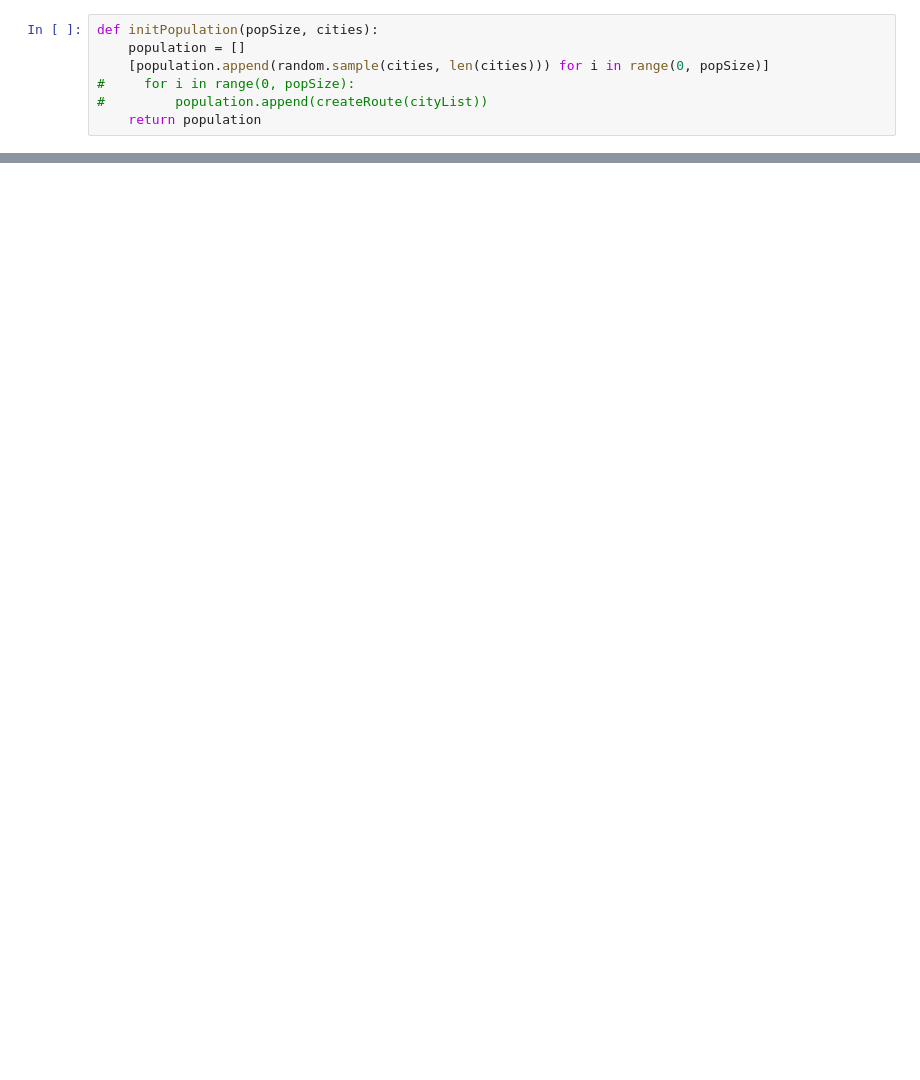
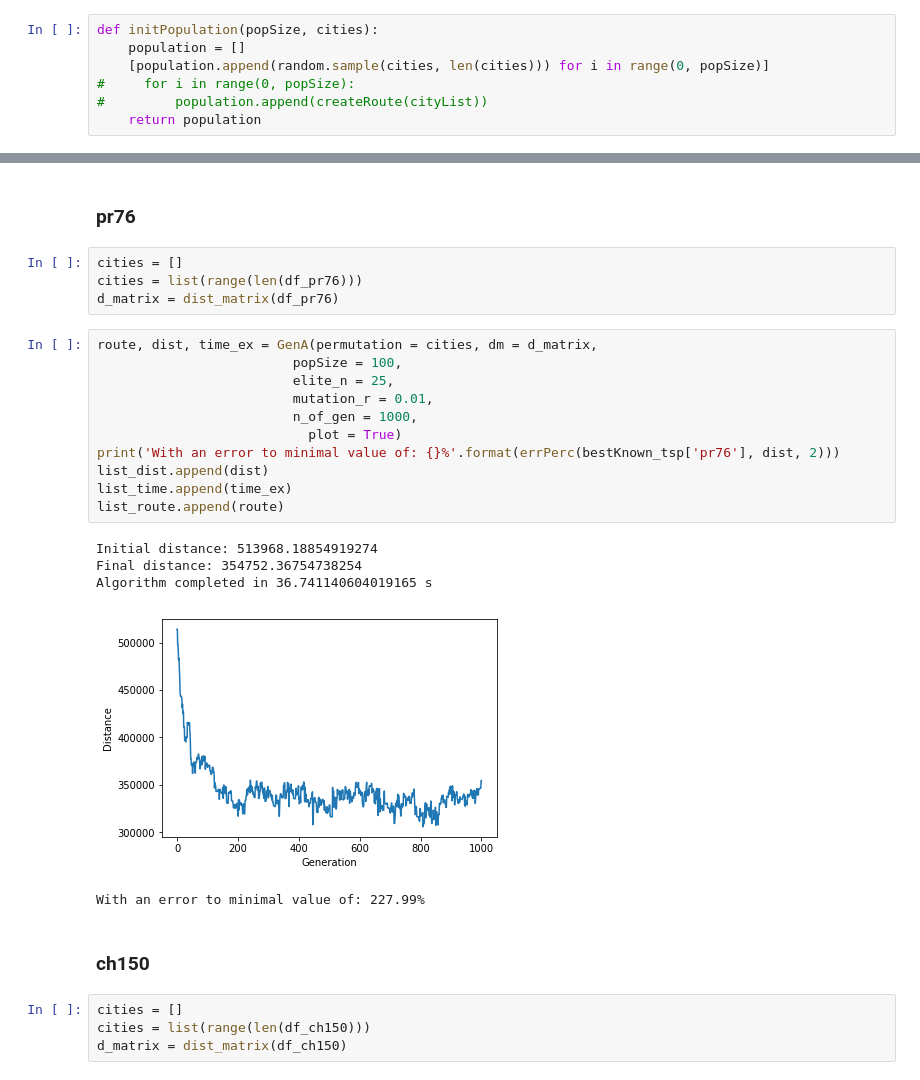
Before and after one commit to DBertazioli/Ant-Q-KGA, a Jupyter notebook: genomic/extended_try.ipynb, the cells around one changed output, grey strips where cells are left out. Saved outputs shown, nothing was run; the diff lists cells and outputs as text; blank space fills up the shorter version.

```diff
--- a/genomic/extended_try.ipynb
+++ b/genomic/extended_try.ipynb
@@ -169,0 +228,29 @@ Solution is 109.68668116629863 of optimum
+# %% [markdown]
+### pr76
+# %%
+cities = []
+cities = list(range(len(df_pr76)))
+d_matrix = dist_matrix(df_pr76)
+# %%
+route, dist, time_ex = GenA(permutation = cities, dm = d_matrix,
+                         popSize = 100,
+                         elite_n = 25,
+                         mutation_r = 0.01,
+                         n_of_gen = 1000,
+                           plot = True)
+print('With an error to minimal value of: {}%'.format(errPerc(bestKnown_tsp['pr76'], dist, 2)))
+list_dist.append(dist)
+list_time.append(time_ex)
+list_route.append(route)
+# %% [output]
+Initial distance: 513968.18854919274
+Final distance: 354752.36754738254
+Algorithm completed in 36.741140604019165 s
+[figure, added]
+With an error to minimal value of: 227.99%
+# %% [markdown]
+### ch150
+# %%
+cities = []
+cities = list(range(len(df_ch150)))
+d_matrix = dist_matrix(df_ch150)
```
Also changed, not shown: parts of 24 cells of this notebook.
